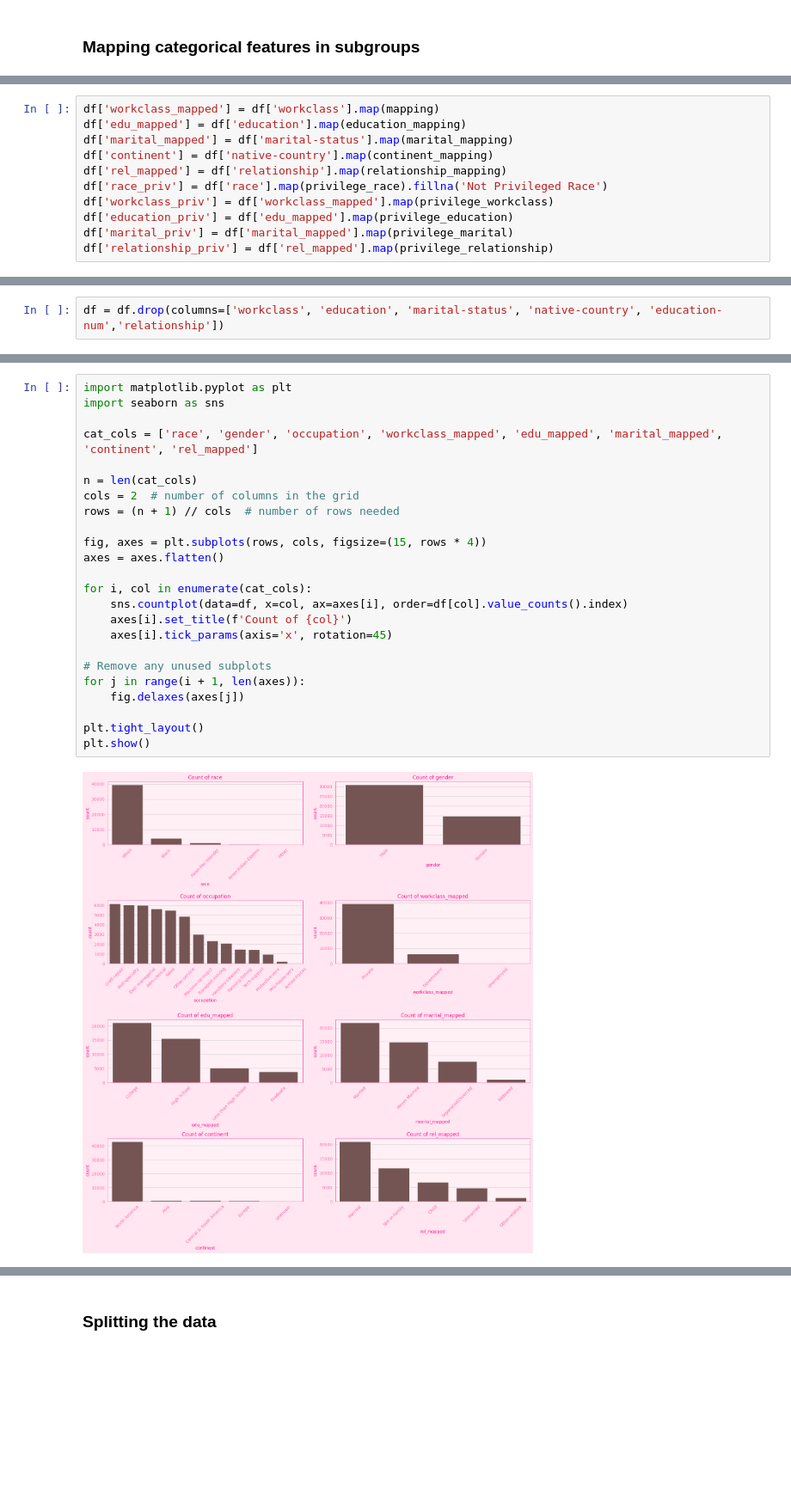
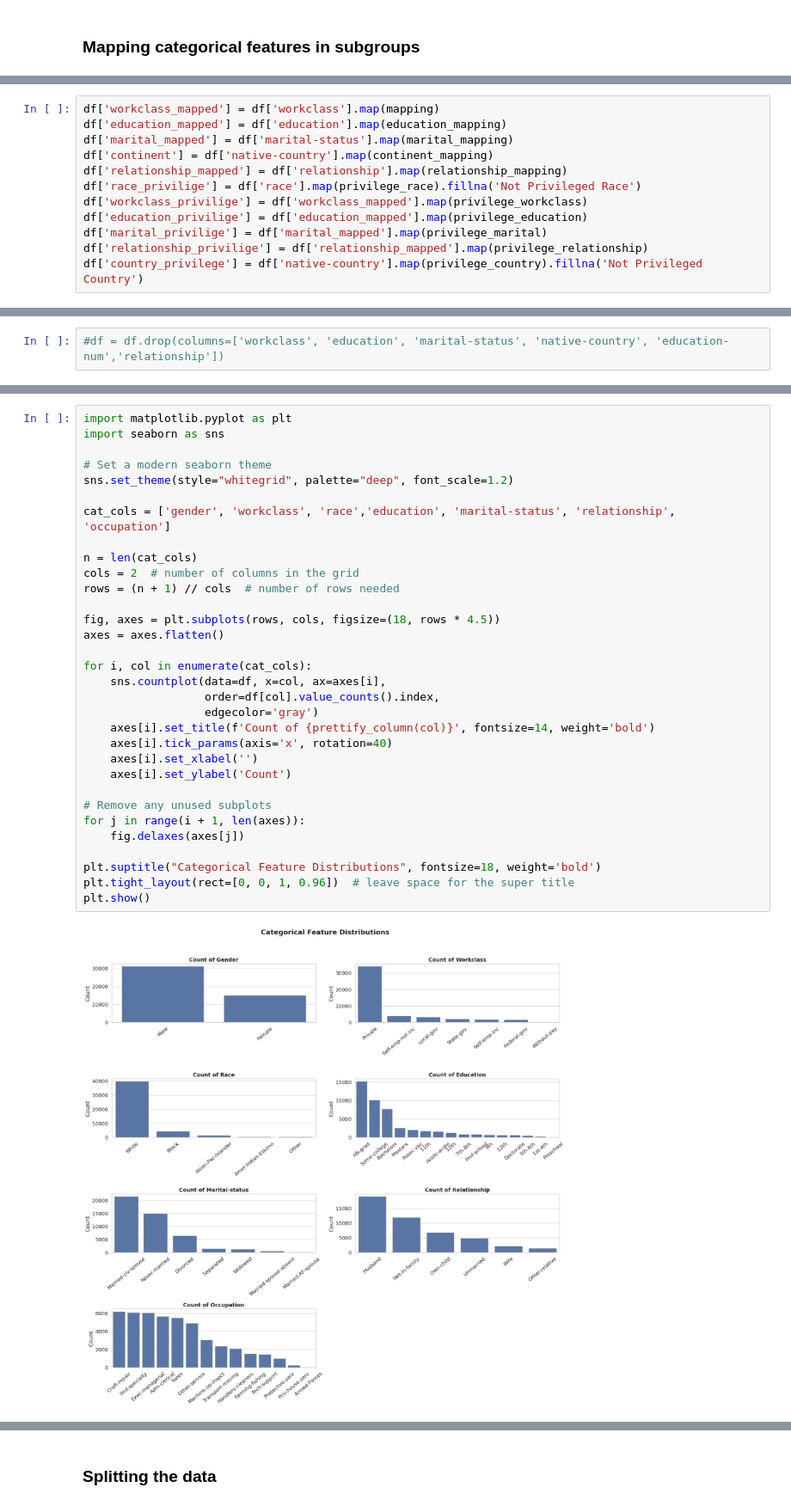
Before and after one commit to Jagoda222/HCML_2, a Jupyter notebook: Jagoda.ipynb, the cells around one changed output, grey strips where cells are left out. Shown at 86% size. Cells and saved outputs as stored; diff of their text form; blank space fills up the shorter version.

```diff
--- a/Jagoda.ipynb
+++ b/Jagoda.ipynb
@@ -253,11 +301,12 @@ privilege_race = {
 # %%
 df['workclass_mapped'] = df['workclass'].map(mapping)
-df['edu_mapped'] = df['education'].map(education_mapping)
+df['education_mapped'] = df['education'].map(education_mapping)
 df['marital_mapped'] = df['marital-status'].map(marital_mapping)
 df['continent'] = df['native-country'].map(continent_mapping)
-df['rel_mapped'] = df['relationship'].map(relationship_mapping)
-df['race_priv'] = df['race'].map(privilege_race).fillna('Not Privileged Race')
-df['workclass_priv'] = df['workclass_mapped'].map(privilege_workclass)
-df['education_priv'] = df['edu_mapped'].map(privilege_education)
-df['marital_priv'] = df['marital_mapped'].map(privilege_marital)
-df['relationship_priv'] = df['rel_mapped'].map(privilege_relationship)
+df['relationship_mapped'] = df['relationship'].map(relationship_mapping)
+df['race_privilige'] = df['race'].map(privilege_race).fillna('Not Privileged Race')
+df['workclass_privilige'] = df['workclass_mapped'].map(privilege_workclass)
+df['education_privilige'] = df['education_mapped'].map(privilege_education)
+df['marital_privilige'] = df['marital_mapped'].map(privilege_marital)
+df['relationship_privilige'] = df['relationship_mapped'].map(privilege_relationship)
+df['country_privilege'] = df['native-country'].map(privilege_country).fillna('Not Privileged Country')
@@ -264,3 +316,3 @@ df['relationship_priv'] = df['rel_mapped'].map(privilege_relationship)
 # %%
-df = df.drop(columns=['workclass', 'education', 'marital-status', 'native-country', 'education-num','relationship'])
+#df = df.drop(columns=['workclass', 'education', 'marital-status', 'native-country', 'education-num','relationship'])
 # %% [markdown]
@@ -277,26 +333,34 @@ df.head()
 # %%
 import matplotlib.pyplot as plt
 import seaborn as sns
 
-cat_cols = ['race', 'gender', 'occupation', 'workclass_mapped', 'edu_mapped', 'marital_mapped', 'continent', 'rel_mapped']
+# Set a modern seaborn theme
+sns.set_theme(style="whitegrid", palette="deep", font_scale=1.2)
+
+cat_cols = ['gender', 'workclass', 'race','education', 'marital-status', 'relationship', 'occupation']
 
 n = len(cat_cols)
 cols = 2  # number of columns in the grid
 rows = (n + 1) // cols  # number of rows needed
 
-fig, axes = plt.subplots(rows, cols, figsize=(15, rows * 4))
+fig, axes = plt.subplots(rows, cols, figsize=(18, rows * 4.5))
 axes = axes.flatten()
 
 for i, col in enumerate(cat_cols):
-    sns.countplot(data=df, x=col, ax=axes[i], order=df[col].value_counts().index)
-    axes[i].set_title(f'Count of {col}')
-    axes[i].tick_params(axis='x', rotation=45)
+    sns.countplot(data=df, x=col, ax=axes[i],
+                  order=df[col].value_counts().index,
+                  edgecolor='gray')
+    axes[i].set_title(f'Count of {prettify_column(col)}', fontsize=14, weight='bold')
+    axes[i].tick_params(axis='x', rotation=40)
+    axes[i].set_xlabel('')
+    axes[i].set_ylabel('Count')
 
 # Remove any unused subplots
 for j in range(i + 1, len(axes)):
     fig.delaxes(axes[j])
 
-plt.tight_layout()
+plt.suptitle("Categorical Feature Distributions", fontsize=18, weight='bold')
+plt.tight_layout(rect=[0, 0, 1, 0.96])  # leave space for the super title
 plt.show()
 # %% [output]
-[figure, old version]
+[figure, new version]
```
Also changed, not shown: parts of 23 cells of this notebook.
